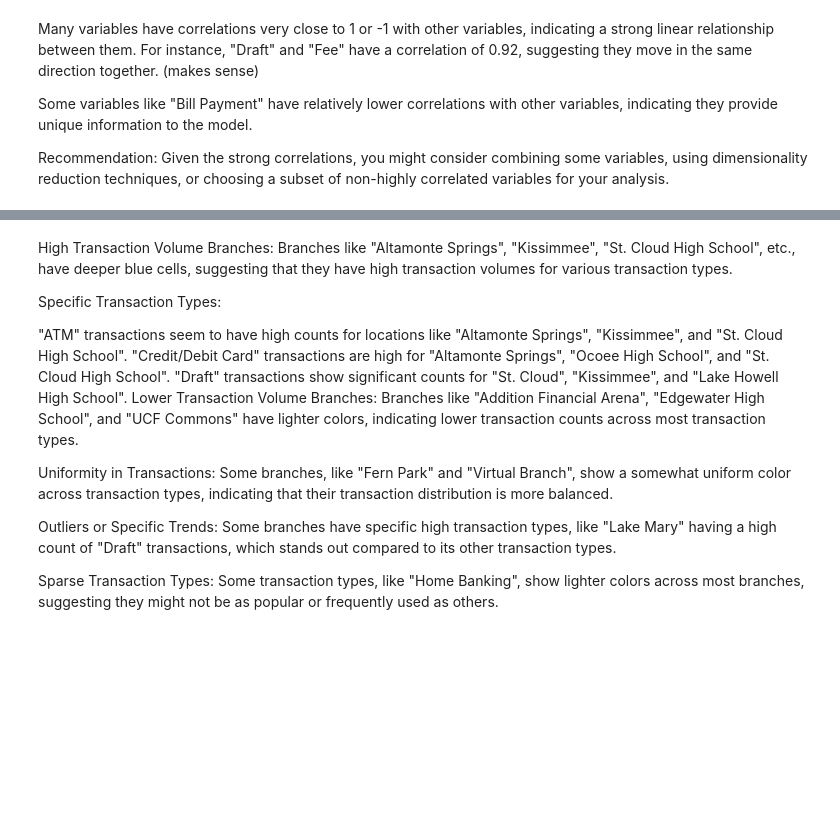
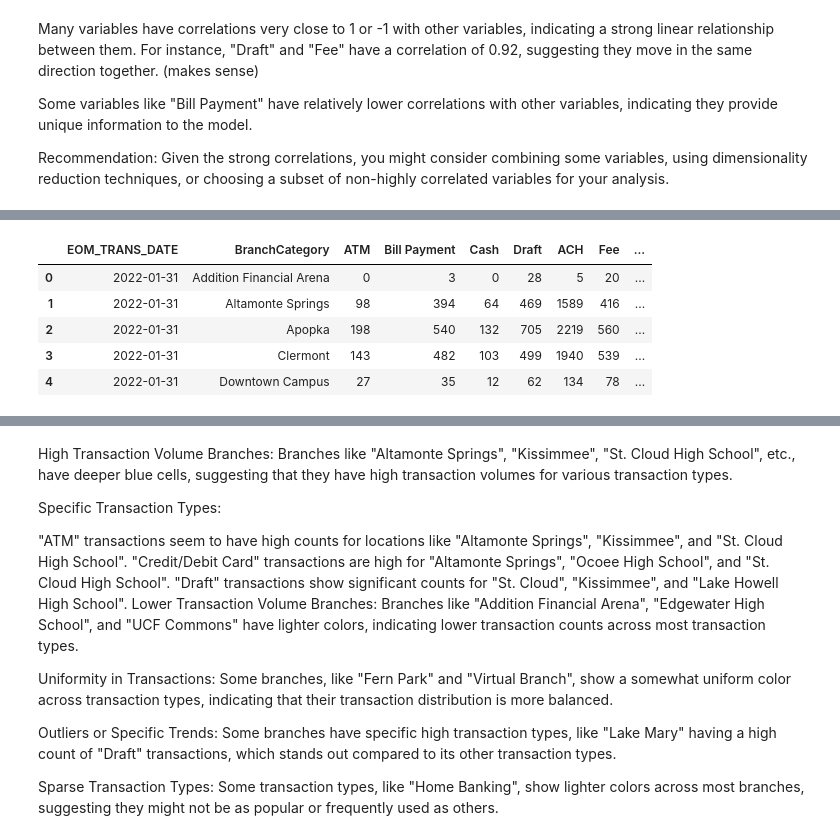
Before and after one commit to perezjovany/Addition-Financial-Competition-23-24, a Jupyter notebook: Exploring_Multicollinearity.ipynb, the cells around one changed output, grey strips where cells are left out. Drawn from its saved outputs; the diff is of its cells as text; code cells hidden in the pictures; blank space fills up the shorter version.

```diff
--- a/Exploring_Multicollinearity.ipynb
+++ b/Exploring_Multicollinearity.ipynb
@@ -215,0 +242,9 @@ Recommendation: Given the strong correlations, you might consider combining some
+# %%
+branch_level_data_for_heatmap.head()
+# %% [output]
+|  | EOM_TRANS_DATE | BranchCategory | ATM | Bill Payment | Cash | Draft | ACH | Fee | ... |
+| 0 | 2022-01-31 | Addition Financial Arena | 0 | 3 | 0 | 28 | 5 | 20 | ... |
+| 1 | 2022-01-31 | Altamonte Springs | 98 | 394 | 64 | 469 | 1589 | 416 | ... |
+| 2 | 2022-01-31 | Apopka | 198 | 540 | 132 | 705 | 2219 | 560 | ... |
+| 3 | 2022-01-31 | Clermont | 143 | 482 | 103 | 499 | 1940 | 539 | ... |
+| 4 | 2022-01-31 | Downtown Campus | 27 | 35 | 12 | 62 | 134 | 78 | ... |
```
Also changed, not shown: parts of 5 cells of this notebook.
